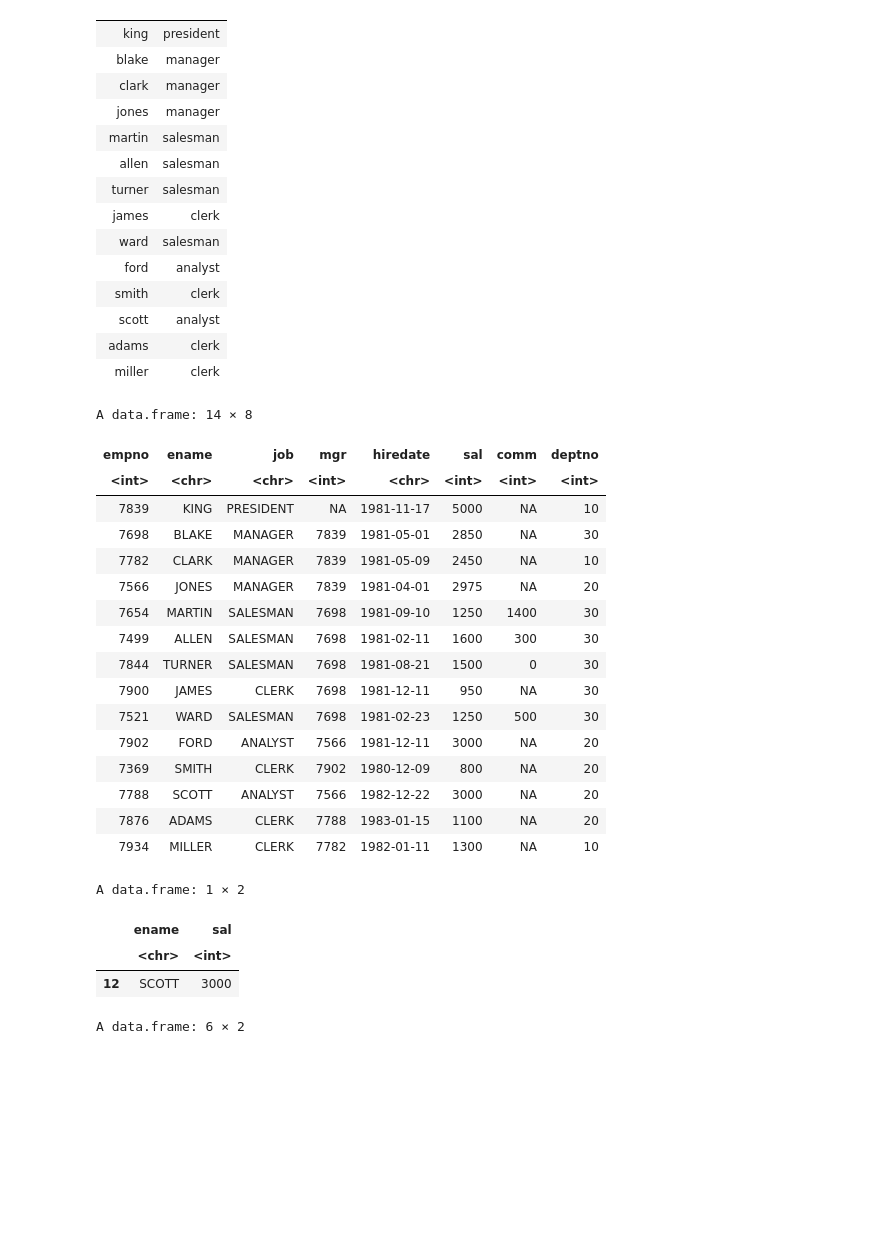
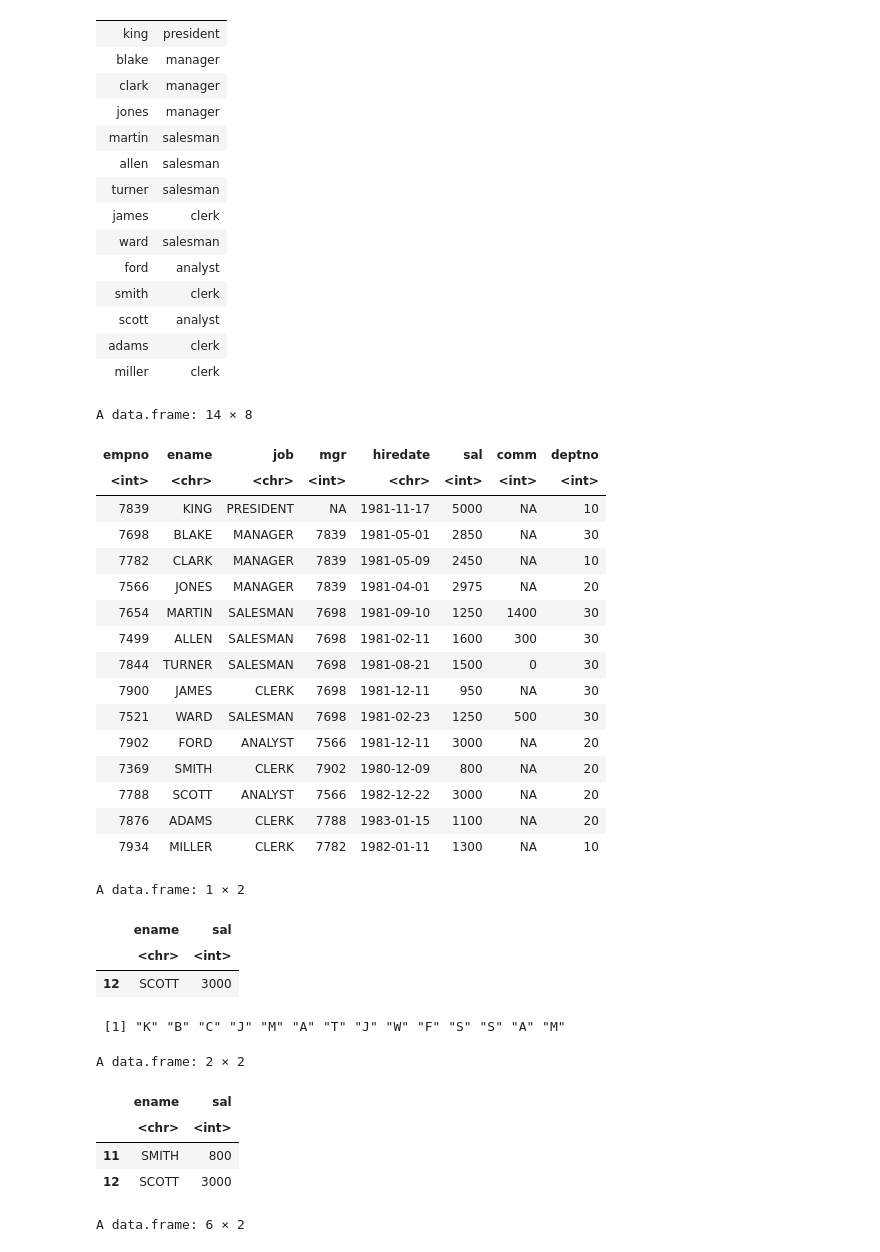
Before and after one commit to oracleyu01/r_for_bigbungi, a Jupyter notebook: R_기본_문법_마스터_하기_70문제_답.ipynb, the cells around one changed output. Saved outputs shown, nothing was run; the diff lists cells and outputs as text; code cells hidden in the pictures; blank space fills up the shorter version.

```diff
--- a/R_기본_문법_마스터_하기_70문제_답.ipynb
+++ b/R_기본_문법_마스터_하기_70문제_답.ipynb
@@ -931,38 +1000,40 @@ A data.frame: 14 × 2
 | scott | analyst |
 | adams | clerk |
 | miller | clerk |
+# %%
+emp <- read.csv("emp.csv", header=T)
+emp
+# %% [output]
+A data.frame: 14 × 8
+| empno | ename | job | mgr | hiredate | sal | comm | deptno |
+| <int> | <chr> | <chr> | <int> | <chr> | <int> | <int> | <int> |
+| 7839 | KING | PRESIDENT | NA | 1981-11-17 | 5000 | NA | 10 |
+| 7698 | BLAKE | MANAGER | 7839 | 1981-05-01 | 2850 | NA | 30 |
+| 7782 | CLARK | MANAGER | 7839 | 1981-05-09 | 2450 | NA | 10 |
+| 7566 | JONES | MANAGER | 7839 | 1981-04-01 | 2975 | NA | 20 |
+| 7654 | MARTIN | SALESMAN | 7698 | 1981-09-10 | 1250 | 1400 | 30 |
+| 7499 | ALLEN | SALESMAN | 7698 | 1981-02-11 | 1600 | 300 | 30 |
+| 7844 | TURNER | SALESMAN | 7698 | 1981-08-21 | 1500 | 0 | 30 |
+| 7900 | JAMES | CLERK | 7698 | 1981-12-11 | 950 | NA | 30 |
+| 7521 | WARD | SALESMAN | 7698 | 1981-02-23 | 1250 | 500 | 30 |
+| 7902 | FORD | ANALYST | 7566 | 1981-12-11 | 3000 | NA | 20 |
+| 7369 | SMITH | CLERK | 7902 | 1980-12-09 | 800 | NA | 20 |
+| 7788 | SCOTT | ANALYST | 7566 | 1982-12-22 | 3000 | NA | 20 |
+| 7876 | ADAMS | CLERK | 7788 | 1983-01-15 | 1100 | NA | 20 |
+| 7934 | MILLER | CLERK | 7782 | 1982-01-11 | 1300 | NA | 10 |
 # %%
 문제29.  이름이 scott 인 사원의 이름과  월급을 출력하시오 !
          이름을 소문자로 검색해도 출력될 수 있게 하시오 !
 # %%
 #답:
 
-emp <- read.csv("emp.csv", header=T)
-emp
 
 emp[ tolower(emp$ename)=='scott',  c("ename", "sal") ]
 # %% [output]
-A data.frame: 14 × 8
+A data.frame: 1 × 2
-| empno | ename | job | mgr | hiredate | sal | comm | deptno |
-| <int> | <chr> | <chr> | <int> | <chr> | <int> | <int> | <int> |
-| 7839 | KING | PRESIDENT | NA | 1981-11-17 | 5000 | NA | 10 |
-| 7698 | BLAKE | MANAGER | 7839 | 1981-05-01 | 2850 | NA | 30 |
-| 7782 | CLARK | MANAGER | 7839 | 1981-05-09 | 2450 | NA | 10 |
-| 7566 | JONES | MANAGER | 7839 | 1981-04-01 | 2975 | NA | 20 |
-| 7654 | MARTIN | SALESMAN | 7698 | 1981-09-10 | 1250 | 1400 | 30 |
-| 7499 | ALLEN | SALESMAN | 7698 | 1981-02-11 | 1600 | 300 | 30 |
-| 7844 | TURNER | SALESMAN | 7698 | 1981-08-21 | 1500 | 0 | 30 |
-| 7900 | JAMES | CLERK | 7698 | 1981-12-11 | 950 | NA | 30 |
-| 7521 | WARD | SALESMAN | 7698 | 1981-02-23 | 1250 | 500 | 30 |
-| 7902 | FORD | ANALYST | 7566 | 1981-12-11 | 3000 | NA | 20 |
-| 7369 | SMITH | CLERK | 7902 | 1980-12-09 | 800 | NA | 20 |
-| 7788 | SCOTT | ANALYST | 7566 | 1982-12-22 | 3000 | NA | 20 |
-| 7876 | ADAMS | CLERK | 7788 | 1983-01-15 | 1100 | NA | 20 |
-| 7934 | MILLER | CLERK | 7782 | 1982-01-11 | 1300 | NA | 10 |
+|  | ename | sal |
+|  | <chr> | <int> |
+| 12 | SCOTT | 3000 |
-A data.frame: 1 × 2
-|  | ename | sal |
-|  | <chr> | <int> |
-| 12 | SCOTT | 3000 |
 # %%
 ▣ 예제15. SQL의 substr 함수를 R 로 구현하는 방법을 알아해요 !
 
@@ -980,6 +1051,18 @@ SQL의 substr(컬럼, 시작인덱스, 시작 인덱스로 부터 몇개 를 가
 R 의 substr( 컬럼, 시작 인덱스 번호, 끝 인덱스 번호 )
 
 substr( emp$ename, 1, 1 )
+# %%
+substr( emp$ename, 1, 1 )
+# %% [output]
+ [1] "K" "B" "C" "J" "M" "A" "T" "J" "W" "F" "S" "S" "A" "M"
+# %%
+emp[ substr( emp$ename, 1, 1 )=='S' , c("ename", "sal") ]
+# %% [output]
+A data.frame: 2 × 2
+|  | ename | sal |
+|  | <chr> | <int> |
+| 11 | SMITH | 800 |
+| 12 | SCOTT | 3000 |
 # %%
 문제30.  emp20 테이블에서 성씨가 김씨인 학생들의 이름과 나이를 출력하시오!
 # %%
```
Also changed, not shown: parts of 8 cells of this notebook.
